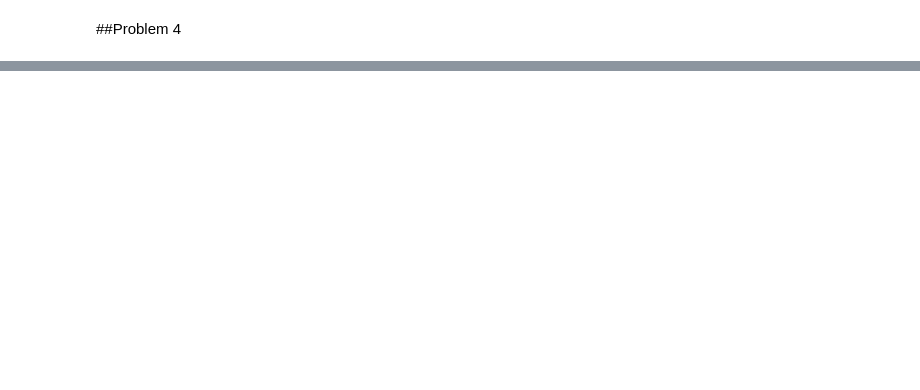
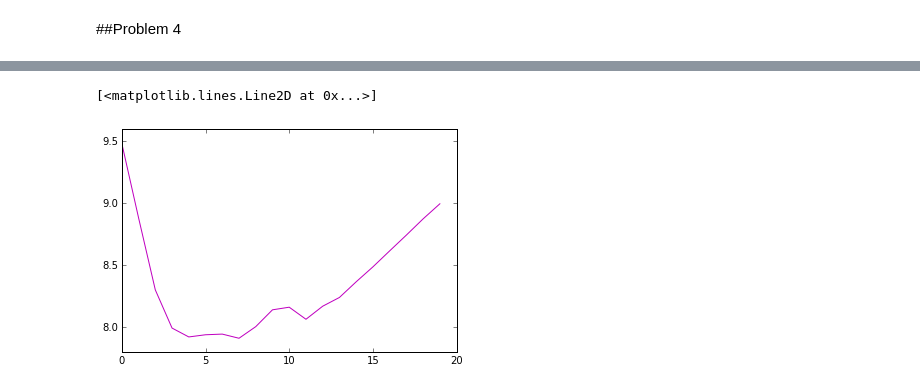
Before and after one commit to 0range/statsHw4, a Jupyter notebook: hw4.ipynb, the cells around one changed output, grey strips where cells are left out. Saved outputs shown, nothing was run; the diff lists cells and outputs as text; code cells hidden in the pictures; blank space fills up the shorter version.

```diff
--- a/hw4.ipynb
+++ b/hw4.ipynb
@@ -59,0 +146,14 @@ for p in ps:
+# %%
+netsSorted = sorted(nets, key = lambda x : x[1])
+sortedErrs = []
+for i in xrange(len(nets)):
+    res = np.zeros(test_data.shape, dtype=np.float64)
+    for j in xrange(i + 1):
+        res += netsSorted[j][0].activateOnDataset(test_ds)
+    res /= (i+1.)
+    sortedErrs.append(np.mean(np.abs(res - test_ds['target'])))
+# %%
+plt.plot(sortedErrs, c='m')
+# %% [output]
+[<matplotlib.lines.Line2D at 0x...>]
+[figure, added]
```
Also changed, not shown: parts of 6 cells of this notebook.
